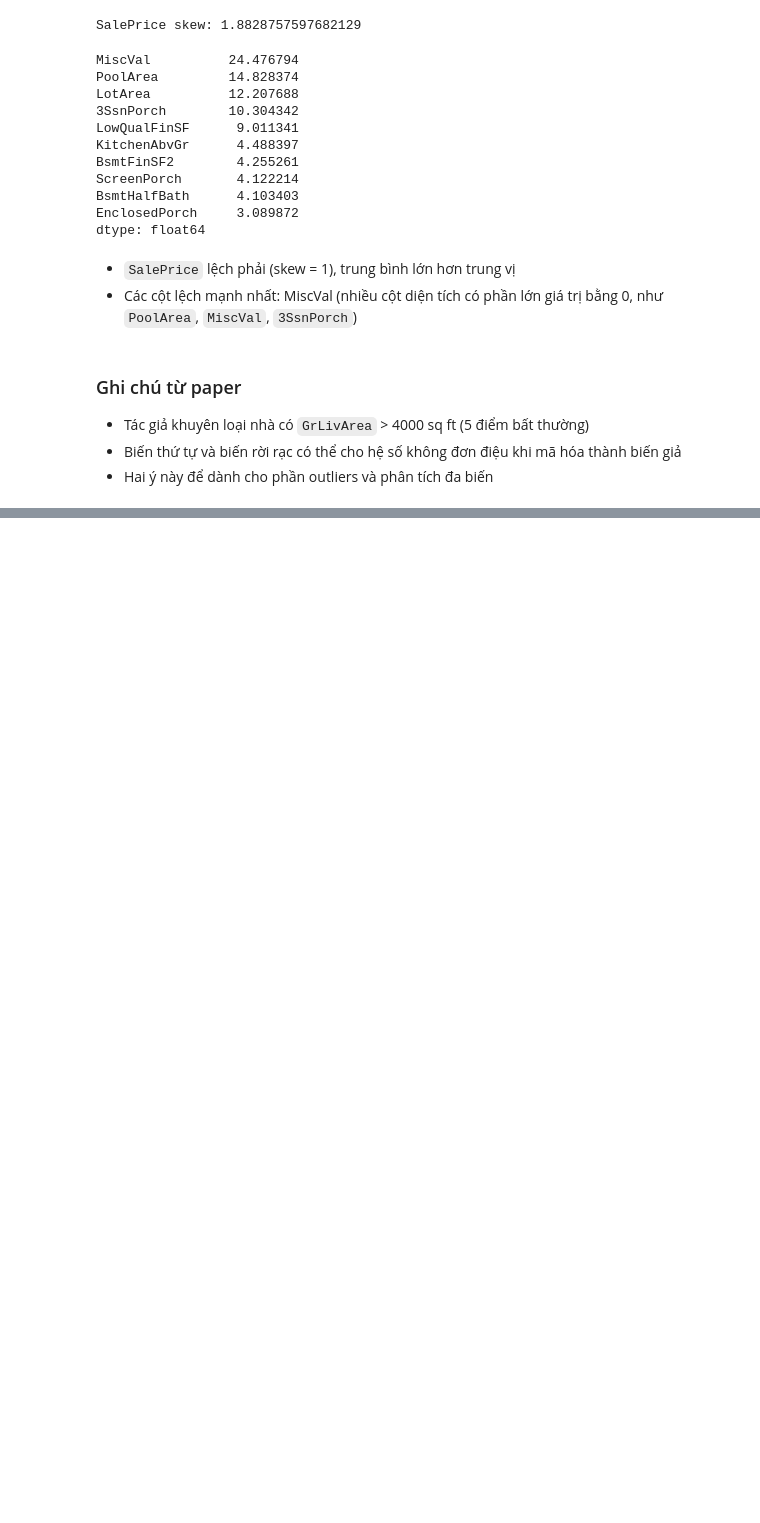
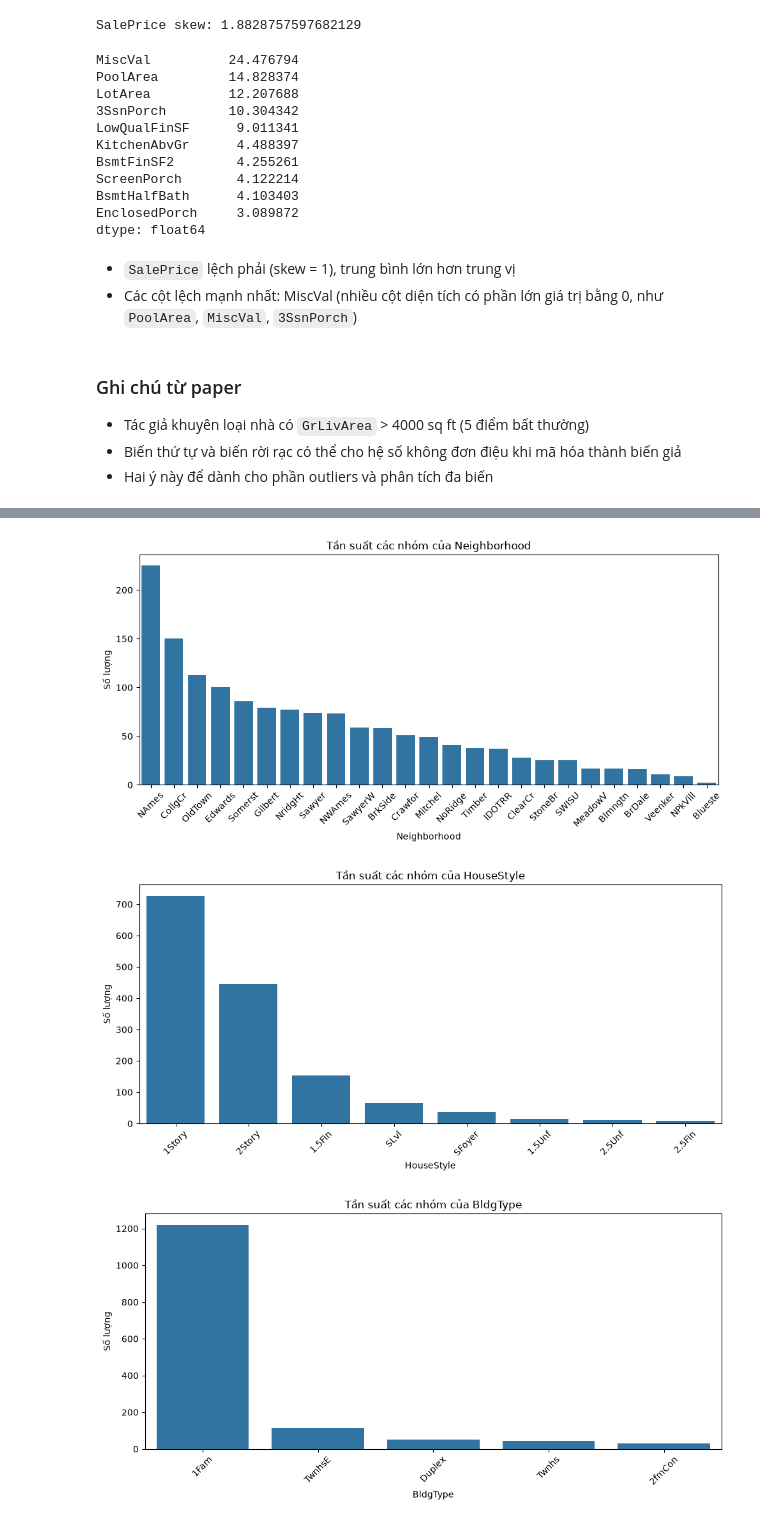
Before and after one commit to qannee/machine_learning, a Jupyter notebook: eda.ipynb, the cells around one changed output, grey strips where cells are left out. Saved outputs shown, nothing was run; the diff lists cells and outputs as text; code cells hidden in the pictures; blank space fills up the shorter version.

```diff
--- a/eda.ipynb
+++ b/eda.ipynb
@@ -124,0 +289,7 @@ dtype: float64
+# %%
+# Bảng tần suất của các biến phân loại
+for col in categorical_cols:
+    print(f'\n===== {col} =====')
+    freq = df[col].value_counts(dropna=False)
+    print(freq.head(15))
+    print("Số mức:", df[col].nunique(dropna=False))
@@ -124,0 +318,23 @@ dtype: float64
+# %%
+important_categorical = [
+    c for c in [
+        'Neighborhood', 'HouseStyle', 'BldgType',
+        'KitchenQual', 'ExterQual', 'Foundation'
+    ] if c in df.columns
+]
+
+for col in important_categorical:
+    order = df[col].value_counts().index
+
+    plt.figure(figsize=(10, 5))
+    sns.countplot(data=df, x=col, order=order)
+    plt.title(f'Tần suất các nhóm của {col}')
+    plt.xlabel(col)
+    plt.ylabel('Số lượng')
+    plt.xticks(rotation=45)
+    plt.tight_layout()
+    plt.show()
+# %% [output]
+[figure, added]
+[figure, added]
+[figure, added]
```
Also changed, not shown: parts of 17 cells of this notebook.
